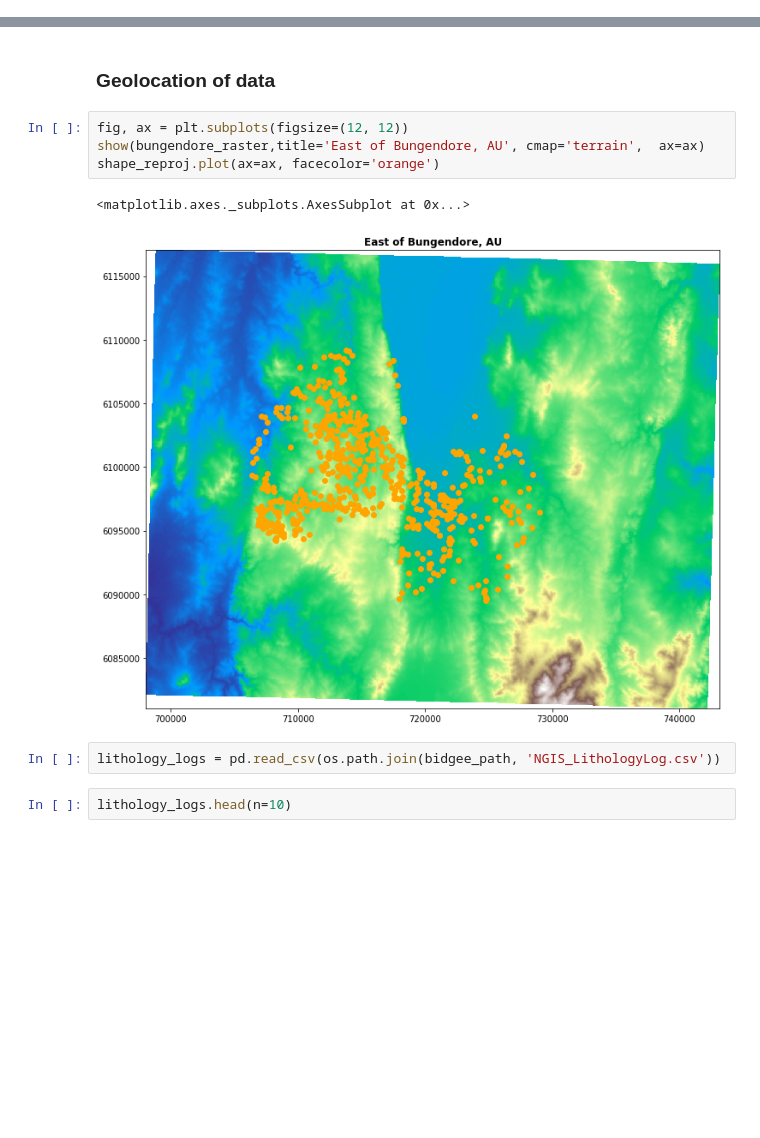
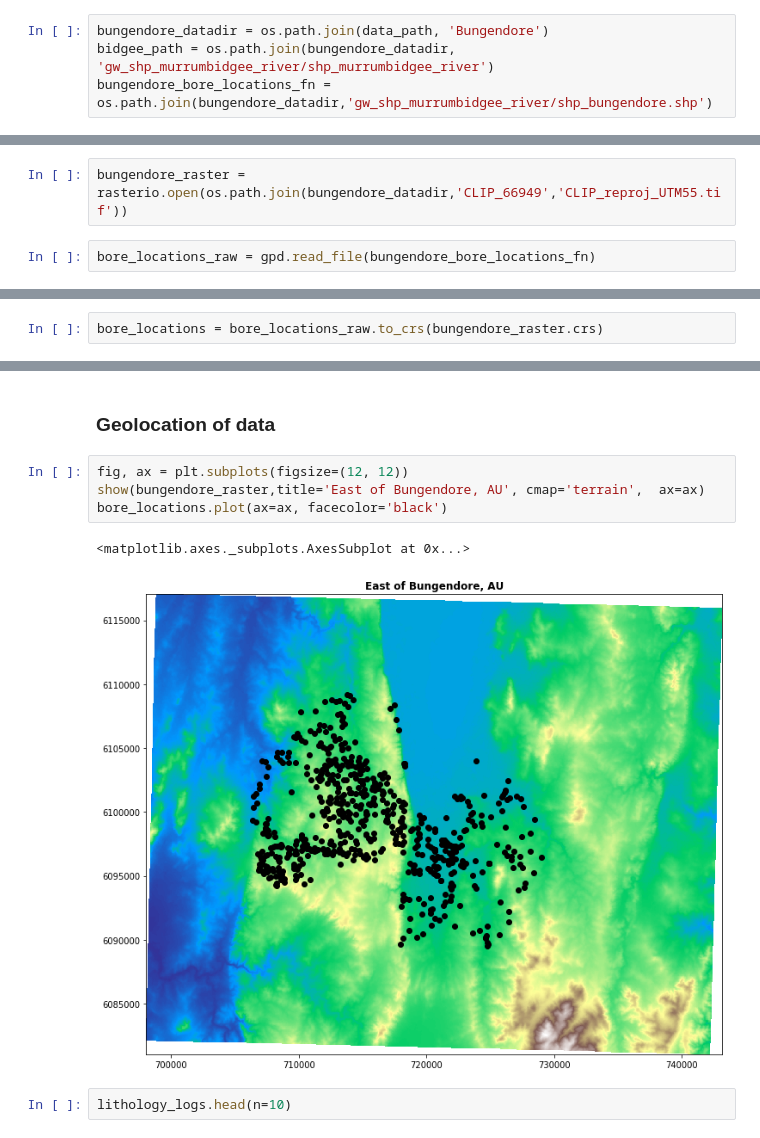
Before and after one commit to csiro-hydrogeology/pyela-doc, a Jupyter notebook: tutorials/getting_started.ipynb, the cells around one changed output, grey strips where cells are left out. Cells and saved outputs as stored; diff of their text form; blank space fills up the shorter version.

Commit message:
Work on the Getting Started tutorial with the Bungendore dataset

```diff
--- a/tutorials/getting_started.ipynb
+++ b/tutorials/getting_started.ipynb
@@ -59,0 +69,4 @@ bungendore_raster = rasterio.open(os.path.join(data_path, 'Bungendore','CLIP_669
+# %%
+bungendore_datadir = os.path.join(data_path, 'Bungendore')
+bidgee_path = os.path.join(bungendore_datadir, 'gw_shp_murrumbidgee_river/shp_murrumbidgee_river')
+bungendore_bore_locations_fn = os.path.join(bungendore_datadir,'gw_shp_murrumbidgee_river/shp_bungendore.shp')
@@ -59,0 +79,4 @@ bungendore_raster = rasterio.open(os.path.join(data_path, 'Bungendore','CLIP_669
+# %%
+bungendore_raster = rasterio.open(os.path.join(bungendore_datadir,'CLIP_66949','CLIP_reproj_UTM55.tif'))
+# %%
+bore_locations_raw = gpd.read_file(bungendore_bore_locations_fn)
@@ -59,0 +87,2 @@ bungendore_raster = rasterio.open(os.path.join(data_path, 'Bungendore','CLIP_669
+# %%
+bore_locations = bore_locations_raw.to_crs(bungendore_raster.crs)
@@ -82,12 +106,10 @@ shape_reproj.head()
 # %%
 fig, ax = plt.subplots(figsize=(12, 12))
 show(bungendore_raster,title='East of Bungendore, AU', cmap='terrain',  ax=ax)
-shape_reproj.plot(ax=ax, facecolor='orange')
+bore_locations.plot(ax=ax, facecolor='black')
 # %% [output]
 <matplotlib.axes._subplots.AxesSubplot at 0x...>
-[figure, old version]
+[figure, new version]
-# %%
-lithology_logs = pd.read_csv(os.path.join(bidgee_path, 'NGIS_LithologyLog.csv'))
 # %%
 lithology_logs.head(n=10)
 # %% [output]
```
Also changed, not shown: parts of 77 cells of this notebook, 1 other file.
